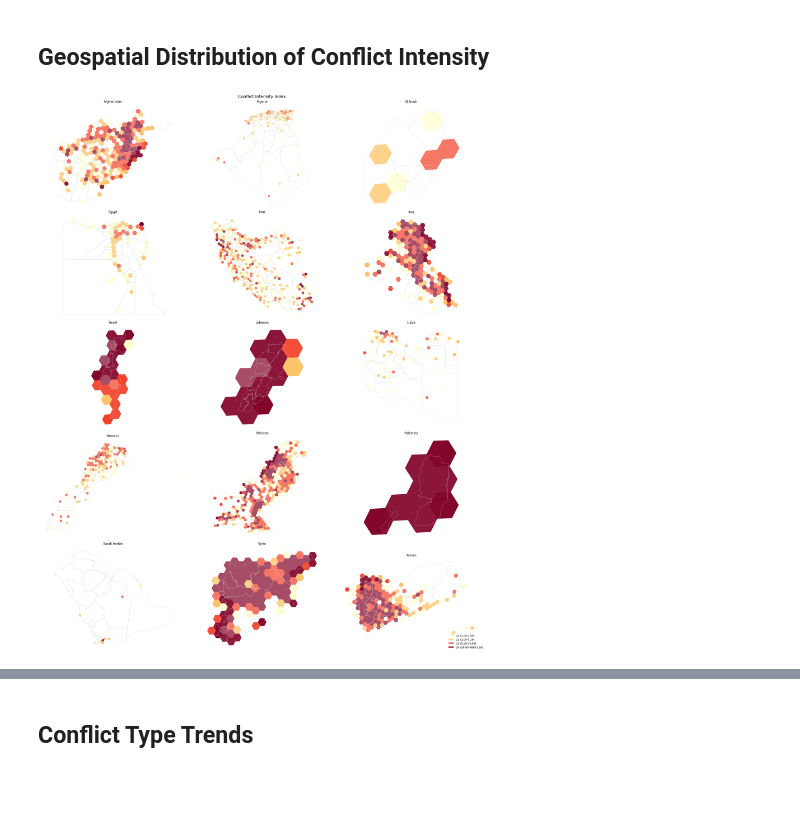
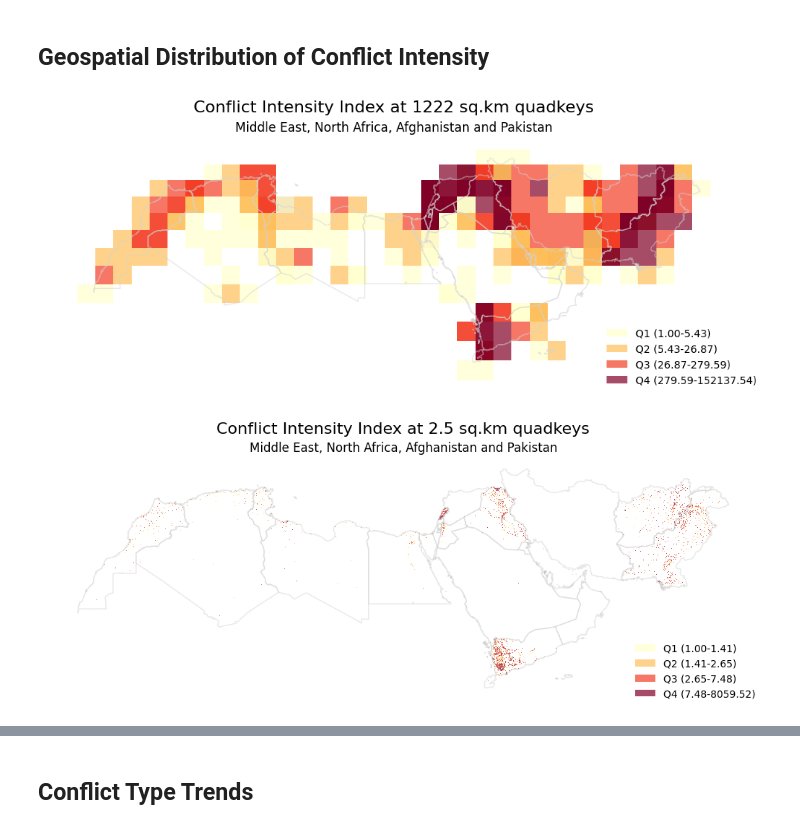
Before and after one commit to datapartnership/MENA-FCV-economic-monitor, a Jupyter notebook: notebooks/conflict/acled.ipynb, the cells around one changed output, grey strips where cells are left out. Cells and saved outputs as stored; diff of their text form; code cells hidden in the pictures; blank space fills up the shorter version.

Commit message:
acled population impact, internet and conflict

```diff
--- a/notebooks/conflict/acled.ipynb
+++ b/notebooks/conflict/acled.ipynb
@@ -174,23 +188,21 @@ Sorting countries by 'nrFatalities' in descending order.
 # %%
 highest_15 = conflict_national[['country', 'nrFatalities']].sort_values(by='nrFatalities', ascending=False).head(15).reset_index(drop=True)['country'].tolist()
 # %%
-# Import the function from your .py file
-from boundaries_utils import load_country_boundaries_to_dict
+import glob
+boundaries_adm0 = gpd.GeoDataFrame()
 
-# Define your parameters
-# my_countries = countries_of_interest
-# my_adm_level = 0 # For country boundaries
-# my_output_folder = "../../data/boundaries" # Path to your downloaded data
+for file in glob.glob('../../data/boundaries/*_ADM0_*.geojson'):
+    gdf = gpd.read_file(file)
+    boundaries_adm0 = pd.concat([boundaries_adm0, gdf], ignore_index=True)
 
-# Call the function to load the boundaries into a dictionary
-boundaries_adm0 = load_country_boundaries_to_dict(
-        country_names_to_load=countries_of_interest,
-        target_adm_level=0,
-        output_base_folder='../../data/boundaries'
-    )
+boundaries_adm1 = gpd.GeoDataFrame()
 
-boundaries_adm1 = load_country_boundaries_to_dict(
-        country_names_to_load=countries_of_interest,
-        target_adm_level=1,
-        output_base_folder='../../data/boundaries'
-    )
+for file in glob.glob('../../data/boundaries/*_ADM1_*.geojson'):
+    gdf = gpd.read_file(file)
+    boundaries_adm1 = pd.concat([boundaries_adm1, gdf], ignore_index=True)
+
+boundaries_adm2 = gpd.GeoDataFrame()
+
+for file in glob.glob('../../data/boundaries/*_ADM2_*.geojson'):
+    gdf = gpd.read_file(file)
+    boundaries_adm2 = pd.concat([boundaries_adm2, gdf], ignore_index=True)
@@ -250,13 +240,26 @@ conflict_adm1 = gpd.GeoDataFrame(conflict_adm1, crs='EPSG:4326', geometry='geome
 # %% [markdown]
 ## Geospatial Distribution of Conflict Intensity
-# %%
-visuals.plot_h3_maps_by_column_value(
-    conflict_national_h3[conflict_national_h3['country'].isin(highest_15)],
-    title='Conflict Intensity Index',
-    column_name='country',
-    measure='conflict_intensity_index',
-    cmap_name='YlOrRd',
-    boundary_gdfs_map=boundaries_adm1,
-    subtitle_prefix='');
-# %% [output]
-[figure, removed]
+# %%
+visuals.plot_h3_maps_by_column_value(
+    conflict_national_q7,
+    title='Conflict Intensity Index at 1222 sq.km quadkeys',
+    column_name='region',
+    measure='conflict_intensity_index',
+    cmap_name='YlOrRd',
+    boundary_gdfs_map={'Middle East, North Africa, Afghanistan and Pakistan':boundaries_adm0},
+    subtitle_prefix='',
+    subplot_figsize_per_map=(10,4));
+# %% [output]
+[figure, added]
+# %%
+visuals.plot_h3_maps_by_column_value(
+    conflict_national_q12,
+    title='Conflict Intensity Index at 2.5 sq.km quadkeys',
+    column_name='region',
+    measure='conflict_intensity_index',
+    cmap_name='YlOrRd',
+    boundary_gdfs_map={'Middle East, North Africa, Afghanistan and Pakistan':boundaries_adm0},
+    subtitle_prefix='',
+    subplot_figsize_per_map=(10,4));
+# %% [output]
+[figure, added]
```
Also changed, not shown: parts of 55 cells of this notebook, 11 other files.
